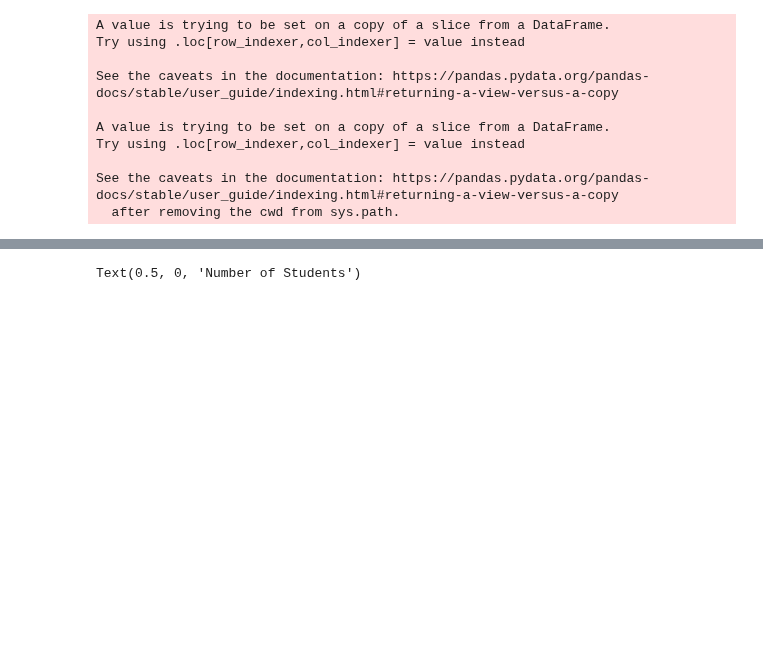
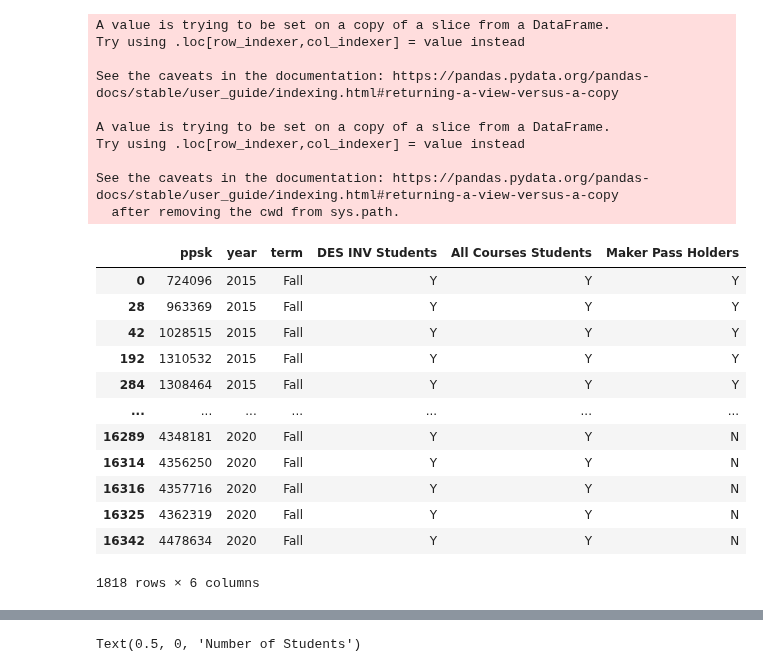
Before and after one commit to PaulDTP/Berkeley_Jacobs, a Jupyter notebook: income.ipynb, the cells around one changed output, grey strips where cells are left out. Drawn from its saved outputs; the diff is of its cells as text; code cells hidden in the pictures; blank space fills up the shorter version.

```diff
--- a/income.ipynb
+++ b/income.ipynb
@@ -31,6 +31,22 @@ See the caveats in the documentation: https://pandas.pydata.org/pandas-docs/stab
 # %%
 parent_income = cleaned_jacobs[cleaned_jacobs['ppsk'].isin(stem_paths[~stem_paths['income.parent'].isna()]['ppsk'])].merge(stem_paths[['income.parent','ppsk']], on='ppsk')
 parent_income = parent_income.merge(waivers[['ppsk','Full Waiver', 'Partial Waiver', 'Partial Exception']],on='ppsk',how='inner')
+# %%
+cleaned_jacobs[cleaned_jacobs['DES INV Students'] == 'Y']
+# %% [output]
+|  | ppsk | year | term | DES INV Students | All Courses Students | Maker Pass Holders |
+| 0 | 724096 | 2015 | Fall | Y | Y | Y |
+| 28 | 963369 | 2015 | Fall | Y | Y | Y |
+| 42 | 1028515 | 2015 | Fall | Y | Y | Y |
+| 192 | 1310532 | 2015 | Fall | Y | Y | Y |
+| 284 | 1308464 | 2015 | Fall | Y | Y | Y |
+| ... | ... | ... | ... | ... | ... | ... |
+| 16289 | 4348181 | 2020 | Fall | Y | Y | N |
+| 16314 | 4356250 | 2020 | Fall | Y | Y | N |
+| 16316 | 4357716 | 2020 | Fall | Y | Y | N |
+| 16325 | 4362319 | 2020 | Fall | Y | Y | N |
+| 16342 | 4478634 | 2020 | Fall | Y | Y | N |
+1818 rows × 6 columns
 # %%
 wow = cleaned_jacobs.merge(student_majors[['ppsk','major']], on='ppsk').merge(stem_paths[['ppsk','ethnic.l1','gender']], on='ppsk').drop_duplicates().rename(columns = {'ethnic.l1':"Ethnicity"}).groupby(['major', 'Ethnicity']).count().unstack()['ppsk']
 # %%
```
Also changed, not shown: 2 other files.
